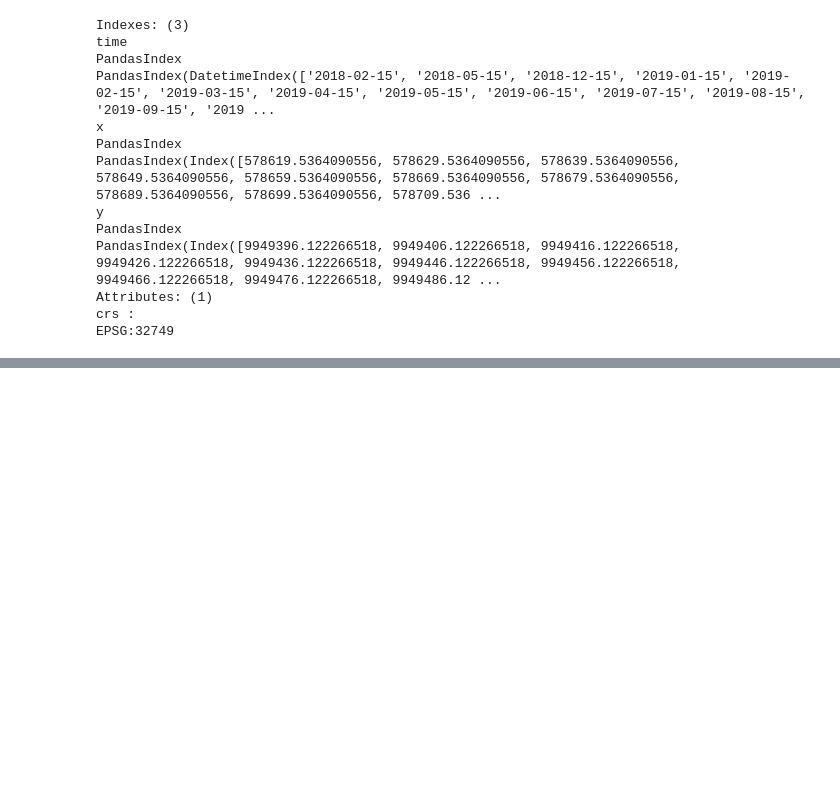
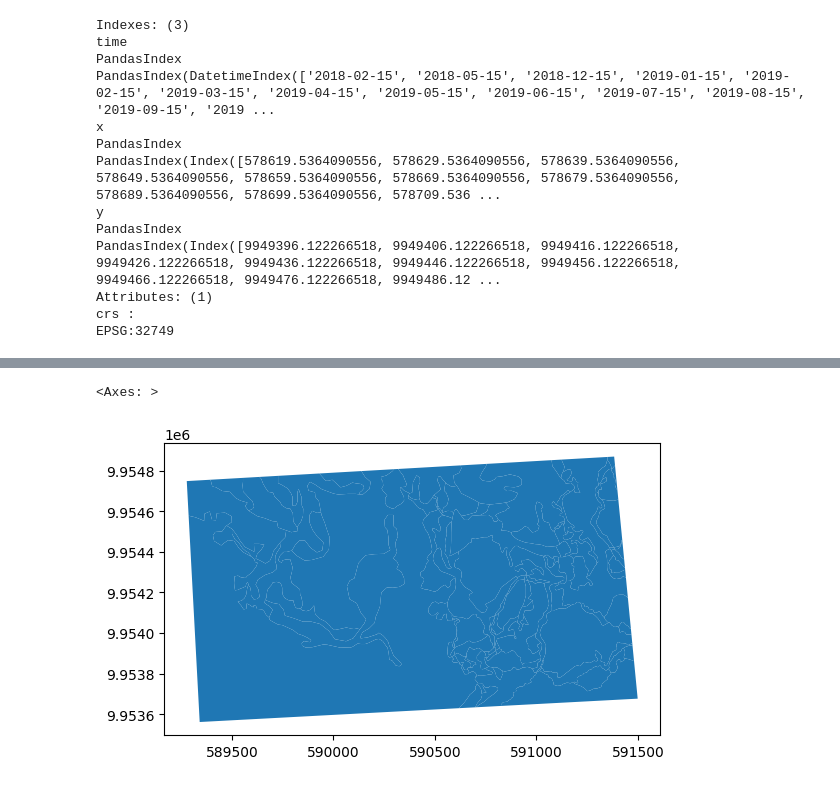
Before and after one commit to miqbalf/gis-carbon-ai, a Jupyter notebook: jupyter/notebooks/02c_forestry_arr_ML_tsfresh.ipynb, the cells around one changed output, grey strips where cells are left out. Saved outputs shown, nothing was run; the diff lists cells and outputs as text; code cells hidden in the pictures; blank space fills up the shorter version.

```diff
--- a/jupyter/notebooks/02c_forestry_arr_ML_tsfresh.ipynb
+++ b/jupyter/notebooks/02c_forestry_arr_ML_tsfresh.ipynb
@@ -302,0 +318,5 @@ EPSG:32749
+# %%
+#### DS TRAIN CHECK RESAMPLING
+import geopandas as gpd
+training_gdf = gpd.read_file('00_input/training_shp/example_result_2.shp')
+training_gdf.head()
@@ -302,0 +331,5 @@ EPSG:32749
+# %%
+training_gdf.plot()
+# %% [output]
+<Axes: >
+[figure, added]
```
Also changed, not shown: parts of 26 cells of this notebook, 9 other files.
